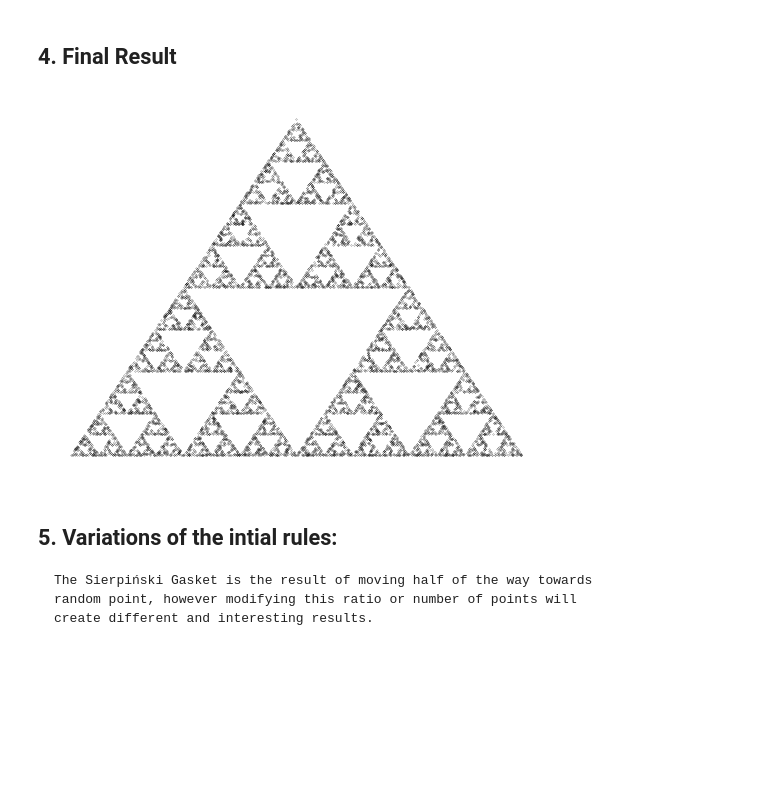
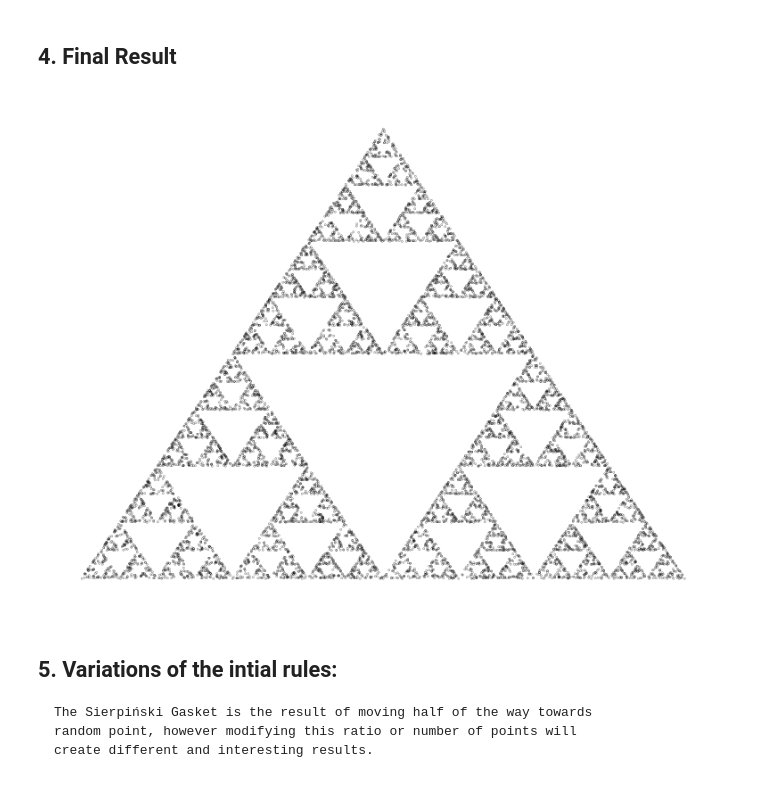
Before and after one commit to wielobel/Chaos-Game, a Jupyter notebook: Main.ipynb, the cells around one changed output. Drawn from its saved outputs; the diff is of its cells as text; code cells hidden in the pictures; blank space fills up the shorter version.

```diff
--- a/Main.ipynb
+++ b/Main.ipynb
@@ -127,11 +128,12 @@ done
 # %%
 dt_temp = dt_add[0:10000]
 df_temp = pd.DataFrame(dt_temp, columns = ['x', 'y'])
-plt.scatter(df_temp.x, df_temp.y, s=0.1, c = 'black', marker='.')
+plt.rcParams['figure.dpi'] = 300
+plt.scatter(df_temp.x, df_temp.y, s=0.06, c = 'black', marker='.')
 plt.axis('off')
 plt.show()
 # %% [output]
-[figure, old version]
+[figure, new version]
 # %% [markdown]
 ## 5. Variations of the intial rules: <br>
     The Sierpiński Gasket is the result of moving half of the way towards
```
Also changed, not shown: parts of 4 cells of this notebook, 1 other file.
